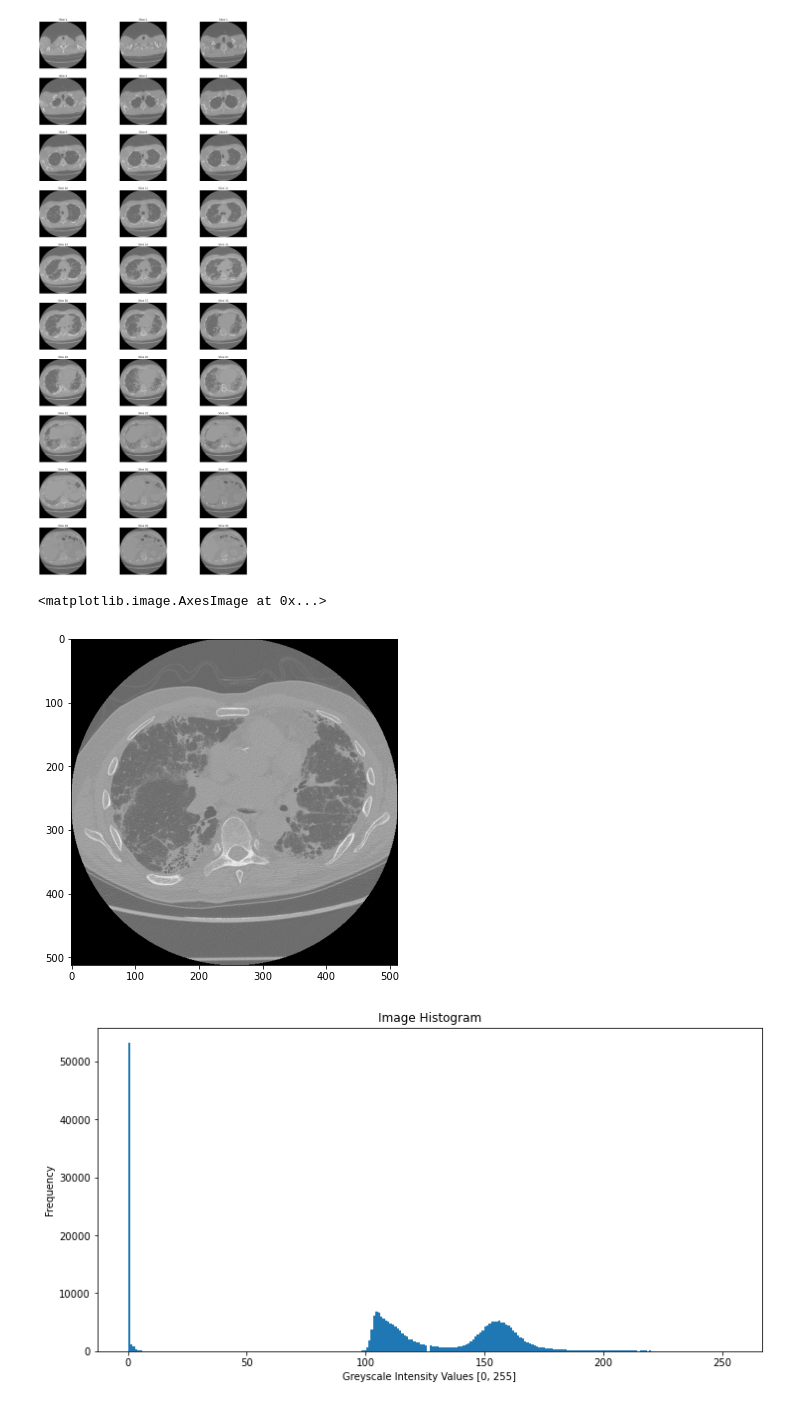
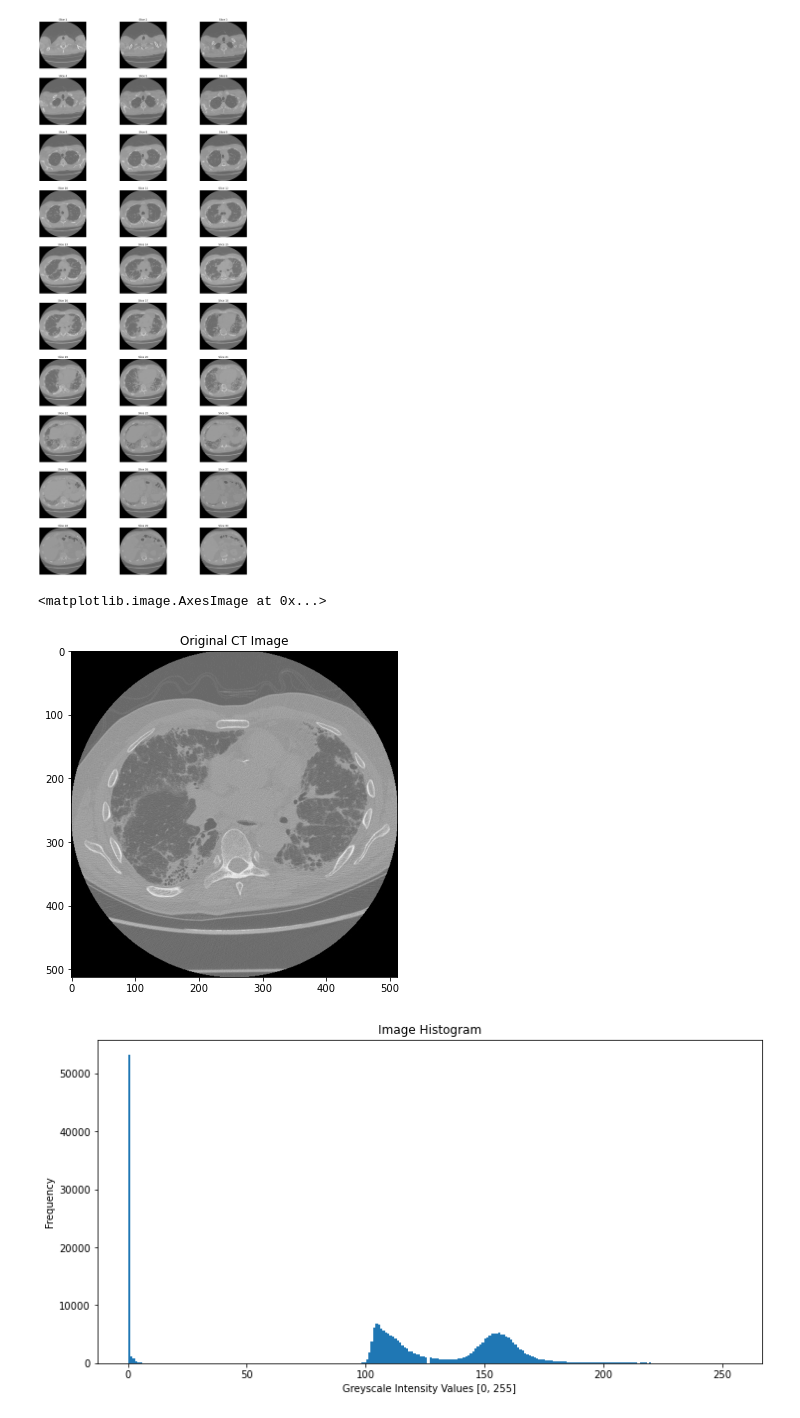
Before and after one commit to anushkahebbar/cardiac-segmentation, a Jupyter notebook: Preprocessing CT Slices.ipynb, the cells around one changed output. Cells and saved outputs as stored; diff of their text form; code cells hidden in the pictures.

```diff
--- a/Preprocessing CT Slices.ipynb
+++ b/Preprocessing CT Slices.ipynb
@@ -89,10 +89,11 @@ showImages(sliceImgs, 3, PatientID)
 # %%
 plt.figure(figsize = (12, 6))
 im = readImg('sample-dataset/ID00007637202177411956430_16.jpg')
+plt.title('Original CT Image')
 plt.imshow(im, cmap='gray')
 # %% [output]
 <matplotlib.image.AxesImage at 0x...>
-[figure, old version]
+[figure, new version]
 # %%
 plt.figure(figsize = (12, 6))
 
```
Also changed, not shown: 1 other file.
